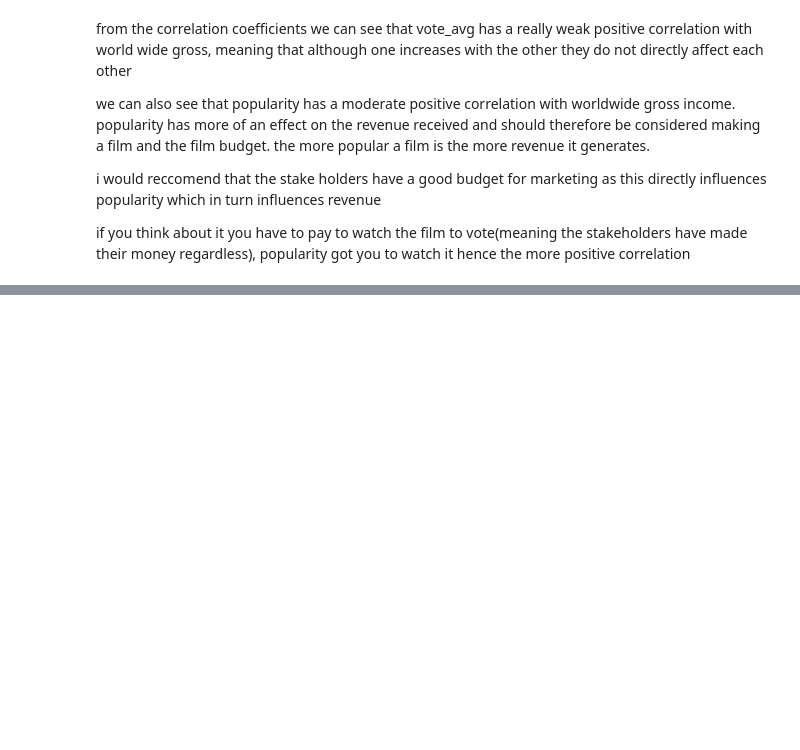
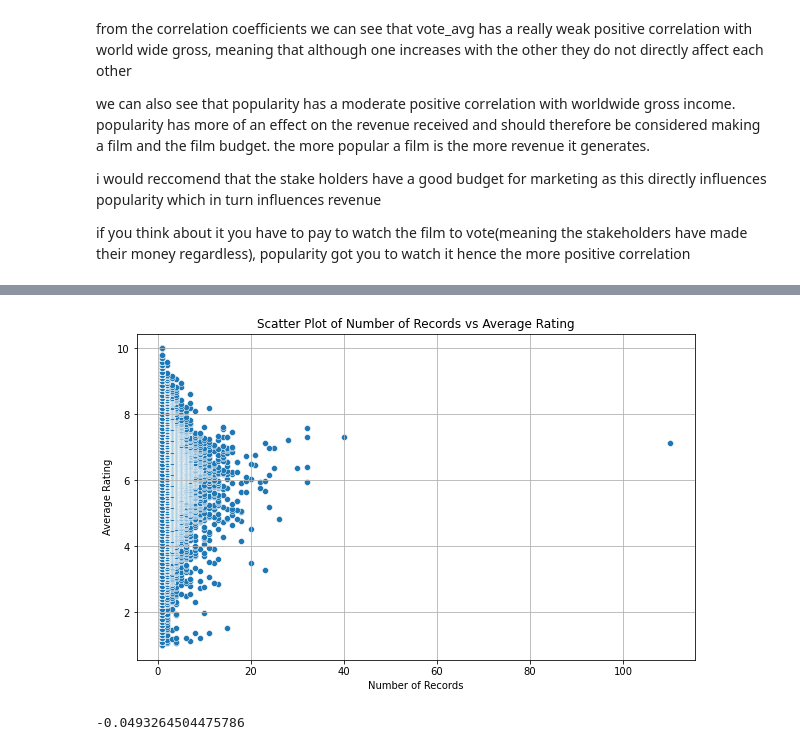
Before and after one commit to Sandrakiptumm/DSC-Phase-One-Project, a Jupyter notebook: student.ipynb, the cells around one changed output, grey strips where cells are left out. Saved outputs shown, nothing was run; the diff lists cells and outputs as text; code cells hidden in the pictures; blank space fills up the shorter version.

```diff
--- a/student.ipynb
+++ b/student.ipynb
@@ -630,0 +786,7 @@ if you think about it you have to pay to watch the film to vote(meaning the stak
+# %%
+final_table = pd.read_sql("""
+    SELECT person_id, COUNT(*) AS num_records, AVG(averagerating) AS avg_rating
+    FROM distinct_directors_films
+    GROUP BY person_id
+    ORDER BY num_records;
+""", conn)
@@ -630,0 +809,14 @@ if you think about it you have to pay to watch the film to vote(meaning the stak
+# %%
+plt.figure(figsize=(10, 6))
+sns.scatterplot(data=final_table, x='num_records', y='avg_rating')
+plt.title('Scatter Plot of Number of Records vs Average Rating')
+plt.xlabel('Number of Records')
+plt.ylabel('Average Rating')
+plt.grid(True)
+plt.show()
+# %% [output]
+[figure, added]
+# %%
+ final_table['num_records'].corr(final_table['avg_rating'])
+# %% [output]
+-0.0493264504475786
```
Also changed, not shown: parts of 27 cells of this notebook.
